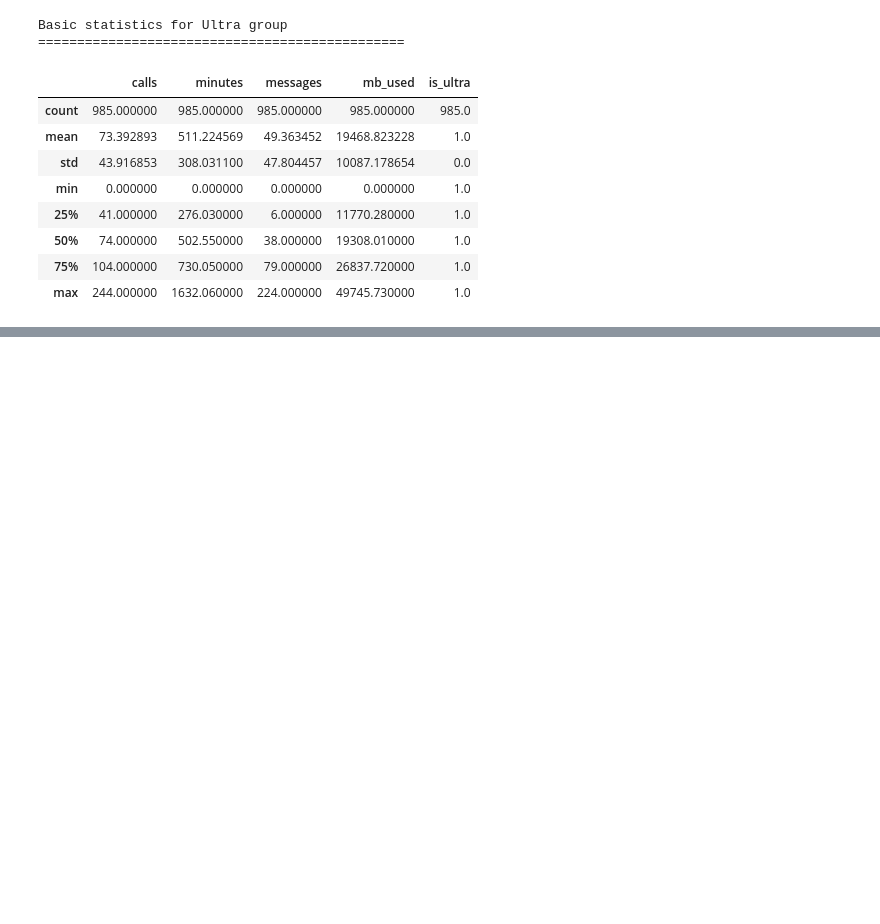
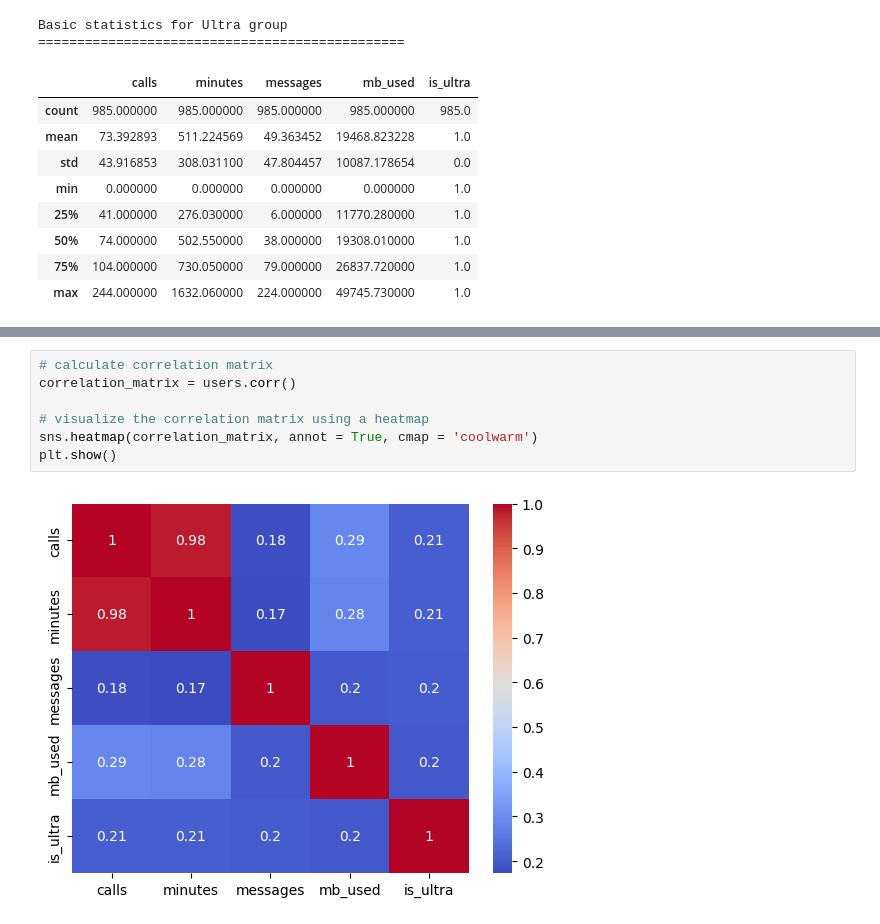
Before and after one commit to CesarChaparro1974/Machine_Learning_Project, a Jupyter notebook: project_notebook.ipynb, the cells around one changed output, grey strips where cells are left out. Saved outputs shown, nothing was run; the diff lists cells and outputs as text; blank space fills up the shorter version.

```diff
--- a/project_notebook.ipynb
+++ b/project_notebook.ipynb
@@ -118,0 +126,9 @@ Basic statistics for Ultra group
+# %%
+# calculate correlation matrix
+correlation_matrix = users.corr()
+
+# visualize the correlation matrix using a heatmap
+sns.heatmap(correlation_matrix, annot = True, cmap = 'coolwarm')
+plt.show()
+# %% [output]
+[figure, added]
```
Also changed, not shown: parts of 16 cells of this notebook.
